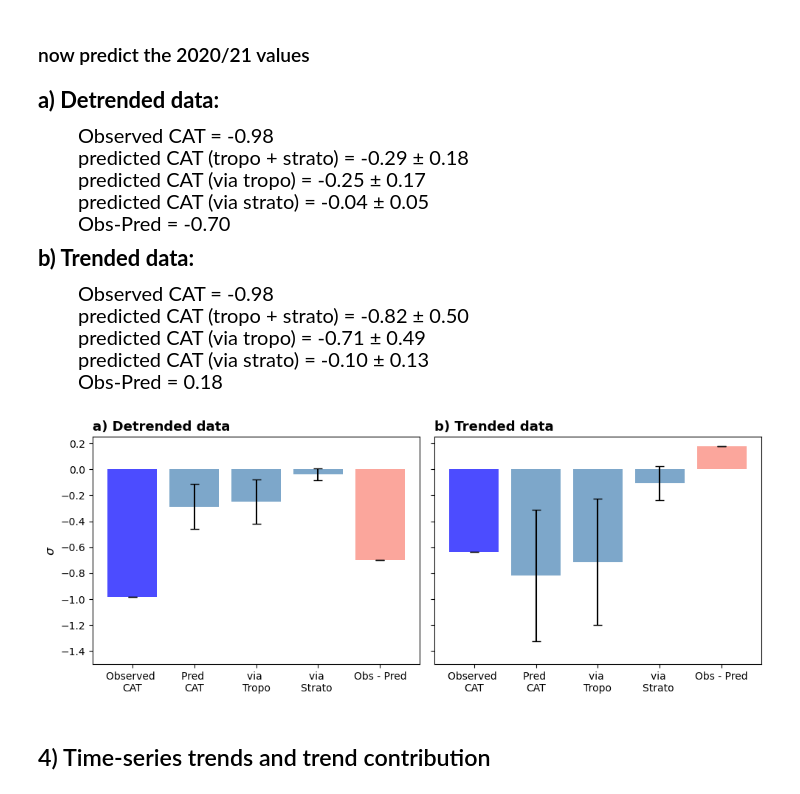
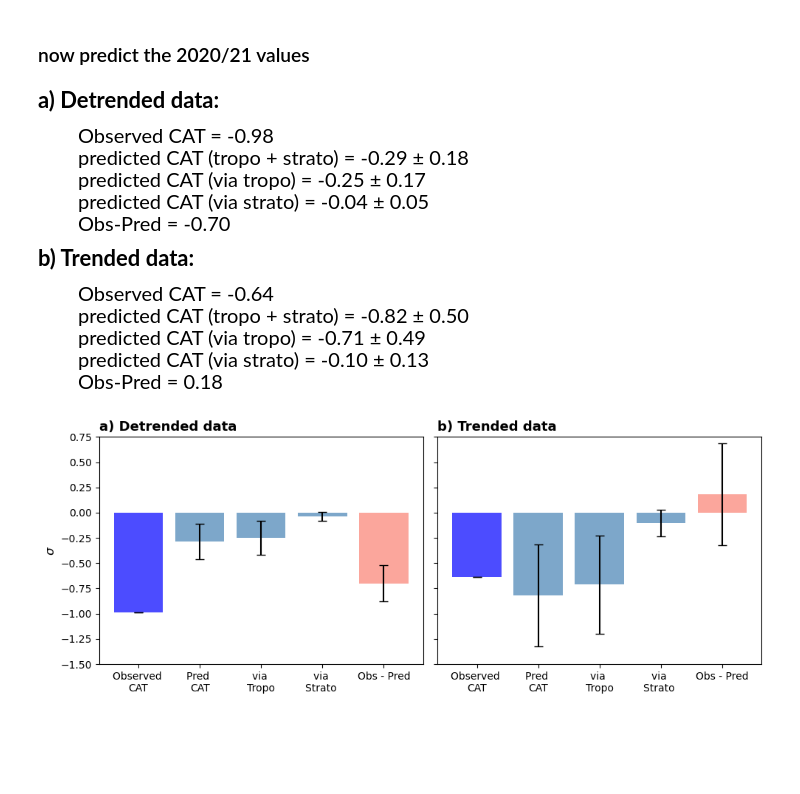
Before and after one commit to marlenek13/2024_Cosford_etal, a Jupyter notebook: causal_MLR_analysis.ipynb, the cells around one changed output. Saved outputs shown, nothing was run; the diff lists cells and outputs as text; code cells hidden in the pictures; blank space fills up the shorter version.

Commit message:
corrected whiskers in preidciton figure, removed trend from code

```diff
--- a/causal_MLR_analysis.ipynb
+++ b/causal_MLR_analysis.ipynb
@@ -573,8 +573,8 @@ data1 = [CAT_2021_det, pred_CA_det, pred_CA_det_tropo, pred_CA_det_strato, CAT_2
 data2 = [CAT_2021_trended, pred_CA_trended, pred_CA_trended_tropo, pred_CA_trended_strato, CAT_2021_trended- pred_CA_trended]
 
 # Errors for the bar plots
-errors1 = [0, se_pred_CA_det, se_pred_CA_det_tropo, se_pred_CA_det_strato, 0]
-errors2 = [0, se_pred_CA_trended, se_pred_CA_trended_tropo, se_pred_CA_trended_strato, 0]
+errors1 = [0, se_pred_CA_det, se_pred_CA_det_tropo, se_pred_CA_det_strato, se_pred_CA_det]
+errors2 = [0, se_pred_CA_trended, se_pred_CA_trended_tropo, se_pred_CA_trended_strato, se_pred_CA_trended]
 
 
 
@@ -587,7 +587,7 @@ fig, ax = plt.subplots(1, 2, figsize=(10, 4), sharey=True)
 bars1 = ax[0].bar(
     labels, data1, color=["blue", "steelblue", "steelblue", "steelblue", "salmon"], alpha=0.7, yerr=errors1, capsize=4
 )
-ax[0].set_ylim(-1.5, 0.25)
+ax[0].set_ylim(-1.5, 0.75)
 ax[0].set_title("a) Detrended data", loc = "left", fontweight='bold', fontsize = 13)
 ax[0].set_ylabel("$\sigma$", fontsize = 12)
 
@@ -595,7 +595,7 @@ ax[0].set_ylabel("$\sigma$", fontsize = 12)
 bars2 = ax[1].bar(
     labels, data2, color=["blue", "steelblue", "steelblue", "steelblue", "salmon"], alpha=0.7, yerr=errors2, capsize=4
 )
-ax[1].set_ylim(-1.5, 0.25)
+ax[1].set_ylim(-1.5, 0.75)
 ax[1].set_title("b) Trended data", loc = "left", fontweight='bold', fontsize = 13)
 
 # Adjust layout
@@ -631,39 +631,37 @@ Obs-Pred = {CAT_2021_det -pred_CA_det :.2f}
 <b>b) Trended data:</b>
 </p>
 <ul style='font-size:20px;'>
-Observed CAT = {CAT_2021_det:.2f} </b><br>
+Observed CAT = {CAT_2021_trended:.2f} </b><br>
 predicted CAT (tropo + strato) =  {pred_CA_trended:.2f} ± {se_pred_CA_trended:.2f} </b><br>
 predicted CAT (via tropo) =  {pred_CA_trended_tropo:.2f} ± {se_pred_CA_trended_tropo:.2f} </b><br>
 predicted CAT (via strato) =  {pred_CA_trended_strato:.2f} ± {se_pred_CA_trended_strato:.2f} </b><br>
 Obs-Pred = {CAT_2021_trended -pred_CA_trended :.2f}
 </ul>
 
 """
 display(Markdown(markdown_text))
 # %% [output]
 
 <p style='font-size:22px;'>
 <b>a) Detrended data:</b>
 </p>
 <ul style='font-size:20px;'>
 Observed CAT = -0.98 </b><br>
 predicted CAT (tropo + strato) =  -0.29 ± 0.18 </b><br>
 predicted CAT (via tropo) =  -0.25 ± 0.17 </b><br>
 predicted CAT (via strato) =  -0.04 ± 0.05 </b><br>
 Obs-Pred = -0.70
 </ul>
 
 
 <p style='font-size:22px;'>
 <b>b) Trended data:</b>
 </p>
 <ul style='font-size:20px;'>
-Observed CAT = -0.98 </b><br>
+Observed CAT = -0.64 </b><br>
 predicted CAT (tropo + strato) =  -0.82 ± 0.50 </b><br>
 predicted CAT (via tropo) =  -0.71 ± 0.49 </b><br>
 predicted CAT (via strato) =  -0.10 ± 0.13 </b><br>
 Obs-Pred = 0.18
 </ul>
-[figure, old version]
+[figure, new version]
-# %% [markdown]
-## 4) Time-series trends and trend contribution
```
Also changed, not shown: parts of 4 cells of this notebook, 1 other file.
